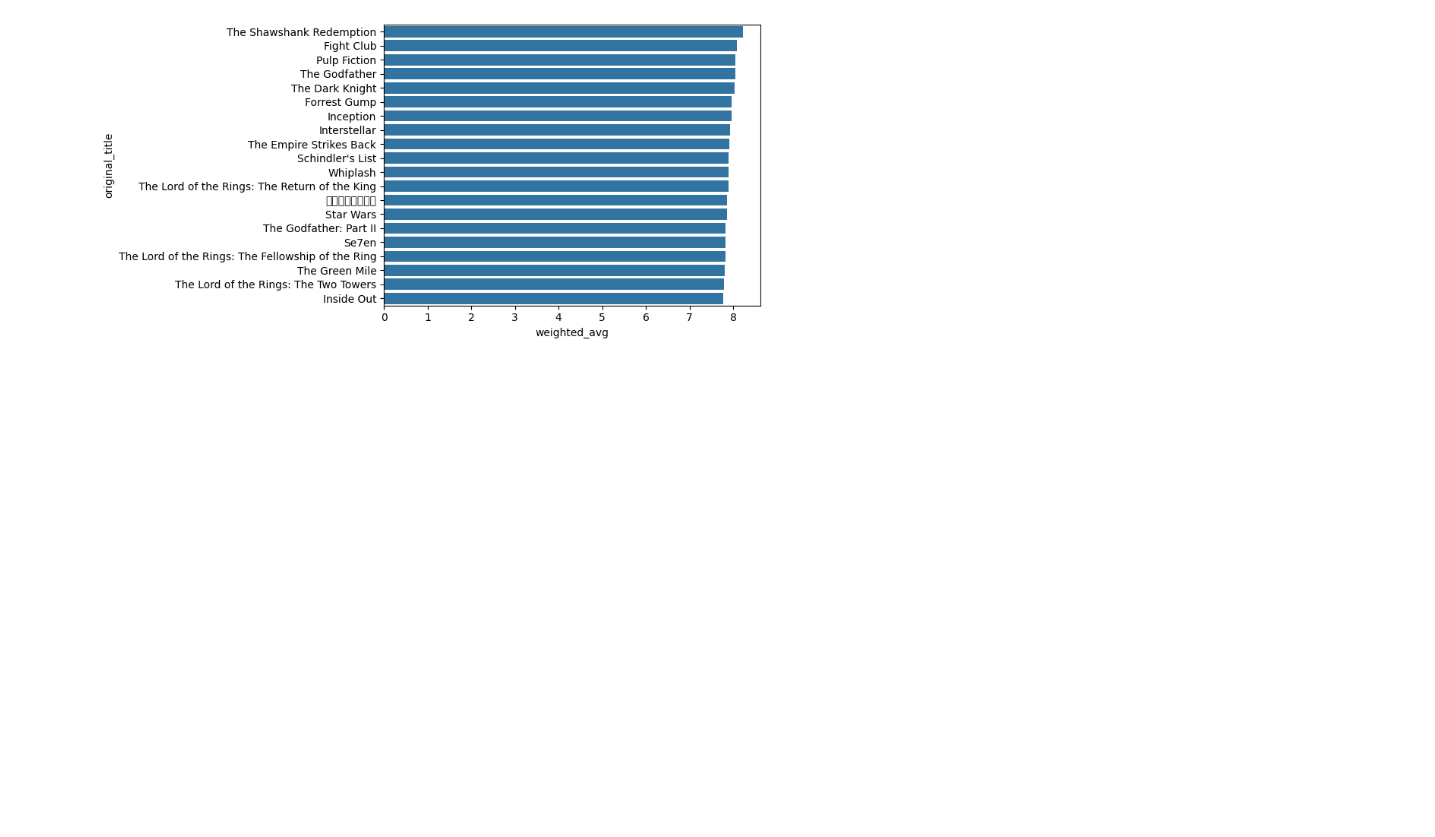
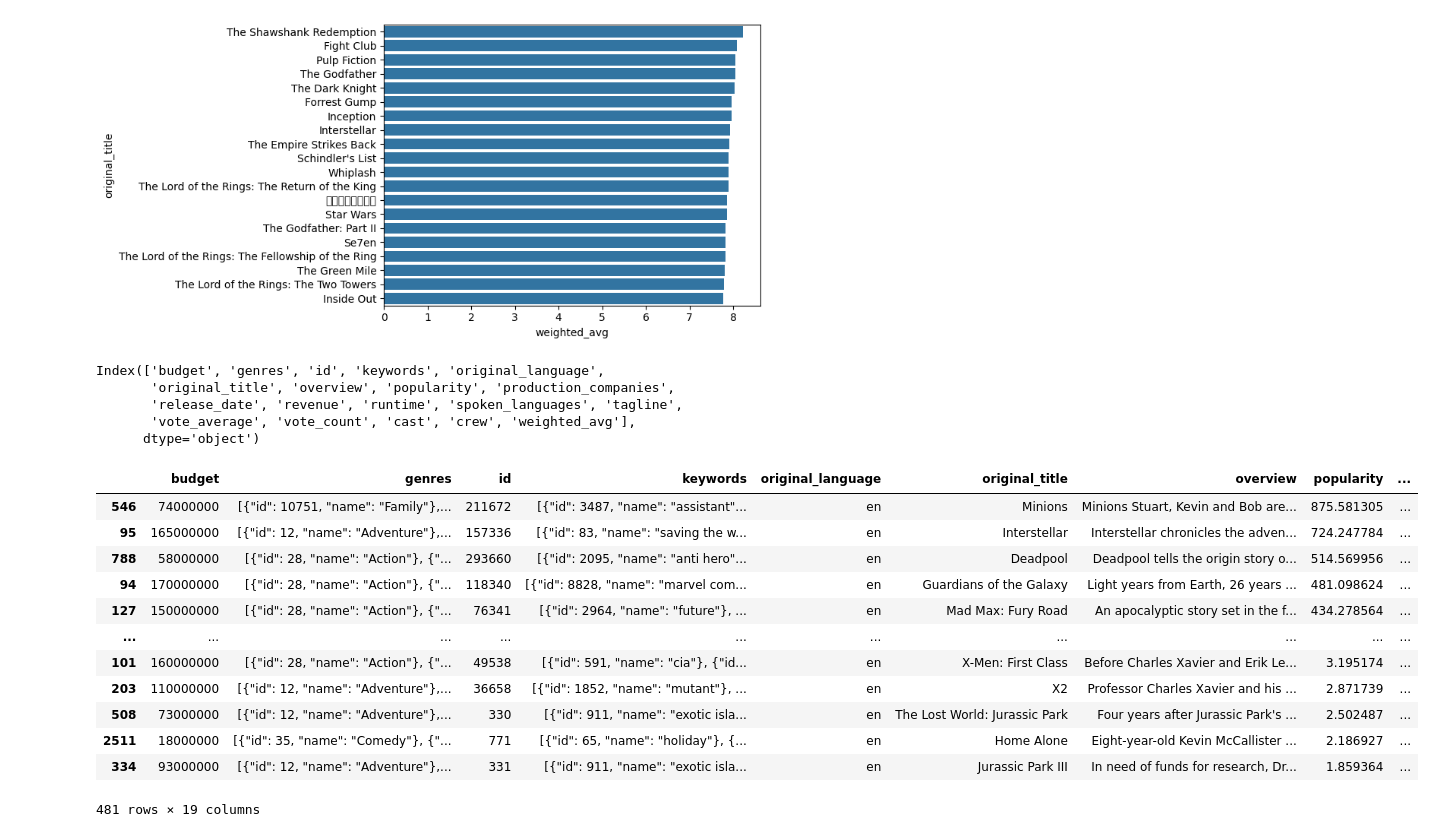
Before and after one commit to VirajThakur03/Movie-Recomendation-System, a Jupyter notebook: Movies_Recc_System_.ipynb, the cells around one changed output. Cells and saved outputs as stored; diff of their text form; code cells hidden in the pictures; blank space fills up the shorter version.

```diff
--- a/Movies_Recc_System_.ipynb
+++ b/Movies_Recc_System_.ipynb
@@ -226,3 +226,11 @@ plt.show
 # %% [output]
 <function matplotlib.pyplot.show(close=None, block=None)>
 [figure]
+# %%
+filtered_df.columns
+# %% [output]
+Index(['budget', 'genres', 'id', 'keywords', 'original_language',
+       'original_title', 'overview', 'popularity', 'production_companies',
+       'release_date', 'revenue', 'runtime', 'spoken_languages', 'tagline',
+       'vote_average', 'vote_count', 'cast', 'crew', 'weighted_avg'],
+      dtype='object')
@@ -228,0 +239,16 @@ plt.show
+# %%
+popularity_df
+# %% [output]
+|  | budget | genres | id | keywords | original_language | original_title | overview | popularity | ... |
+| 546 | 74000000 | [{"id": 10751, "name": "Family"},... | 211672 | [{"id": 3487, "name": "assistant"... | en | Minions | Minions Stuart, Kevin and Bob are... | 875.581305 | ... |
+| 95 | 165000000 | [{"id": 12, "name": "Adventure"},... | 157336 | [{"id": 83, "name": "saving the w... | en | Interstellar | Interstellar chronicles the adven... | 724.247784 | ... |
+| 788 | 58000000 | [{"id": 28, "name": "Action"}, {"... | 293660 | [{"id": 2095, "name": "anti hero"... | en | Deadpool | Deadpool tells the origin story o... | 514.569956 | ... |
+| 94 | 170000000 | [{"id": 28, "name": "Action"}, {"... | 118340 | [{"id": 8828, "name": "marvel com... | en | Guardians of the Galaxy | Light years from Earth, 26 years ... | 481.098624 | ... |
+| 127 | 150000000 | [{"id": 28, "name": "Action"}, {"... | 76341 | [{"id": 2964, "name": "future"}, ... | en | Mad Max: Fury Road | An apocalyptic story set in the f... | 434.278564 | ... |
+| ... | ... | ... | ... | ... | ... | ... | ... | ... | ... |
+| 101 | 160000000 | [{"id": 28, "name": "Action"}, {"... | 49538 | [{"id": 591, "name": "cia"}, {"id... | en | X-Men: First Class | Before Charles Xavier and Erik Le... | 3.195174 | ... |
+| 203 | 110000000 | [{"id": 12, "name": "Adventure"},... | 36658 | [{"id": 1852, "name": "mutant"}, ... | en | X2 | Professor Charles Xavier and his ... | 2.871739 | ... |
+| 508 | 73000000 | [{"id": 12, "name": "Adventure"},... | 330 | [{"id": 911, "name": "exotic isla... | en | The Lost World: Jurassic Park | Four years after Jurassic Park's ... | 2.502487 | ... |
+| 2511 | 18000000 | [{"id": 35, "name": "Comedy"}, {"... | 771 | [{"id": 65, "name": "holiday"}, {... | en | Home Alone | Eight-year-old Kevin McCallister ... | 2.186927 | ... |
+| 334 | 93000000 | [{"id": 12, "name": "Adventure"},... | 331 | [{"id": 911, "name": "exotic isla... | en | Jurassic Park III | In need of funds for research, Dr... | 1.859364 | ... |
+481 rows × 19 columns
```
Also changed, not shown: parts of 10 cells of this notebook.
